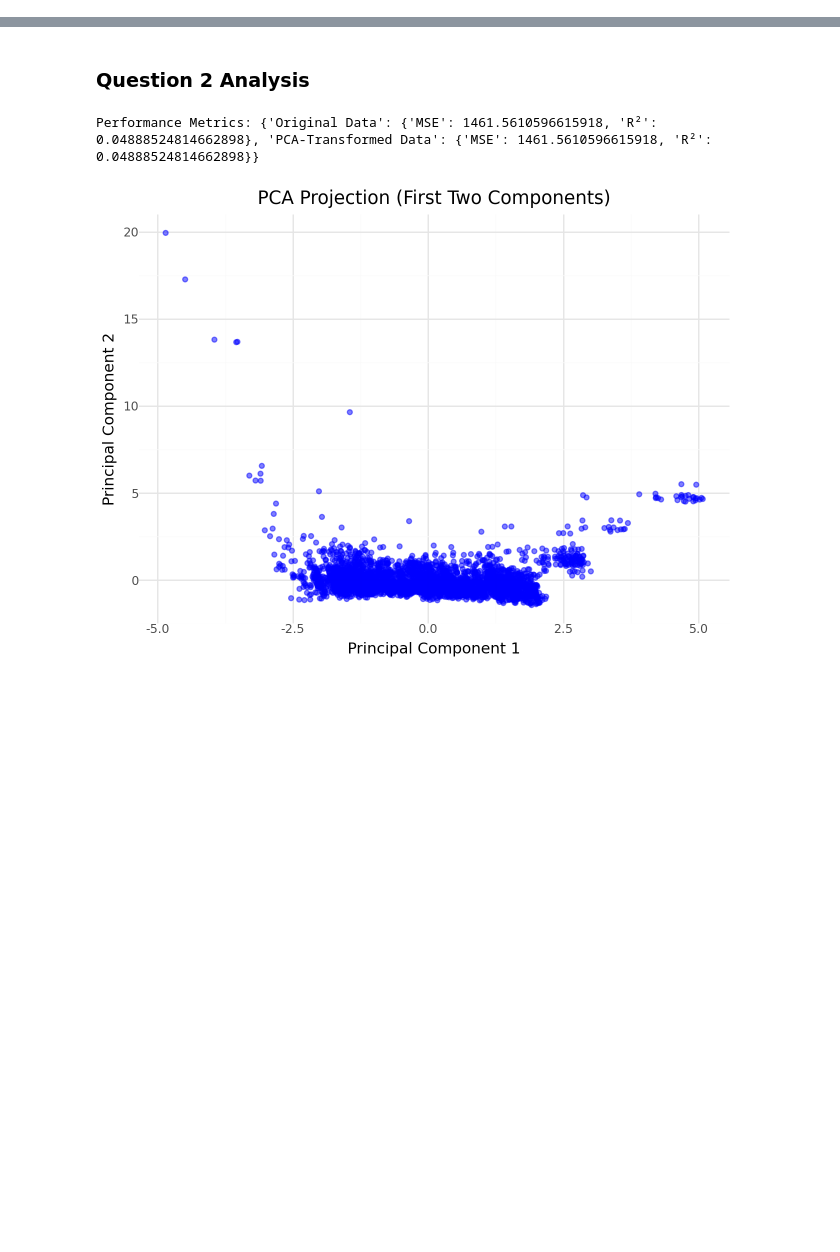
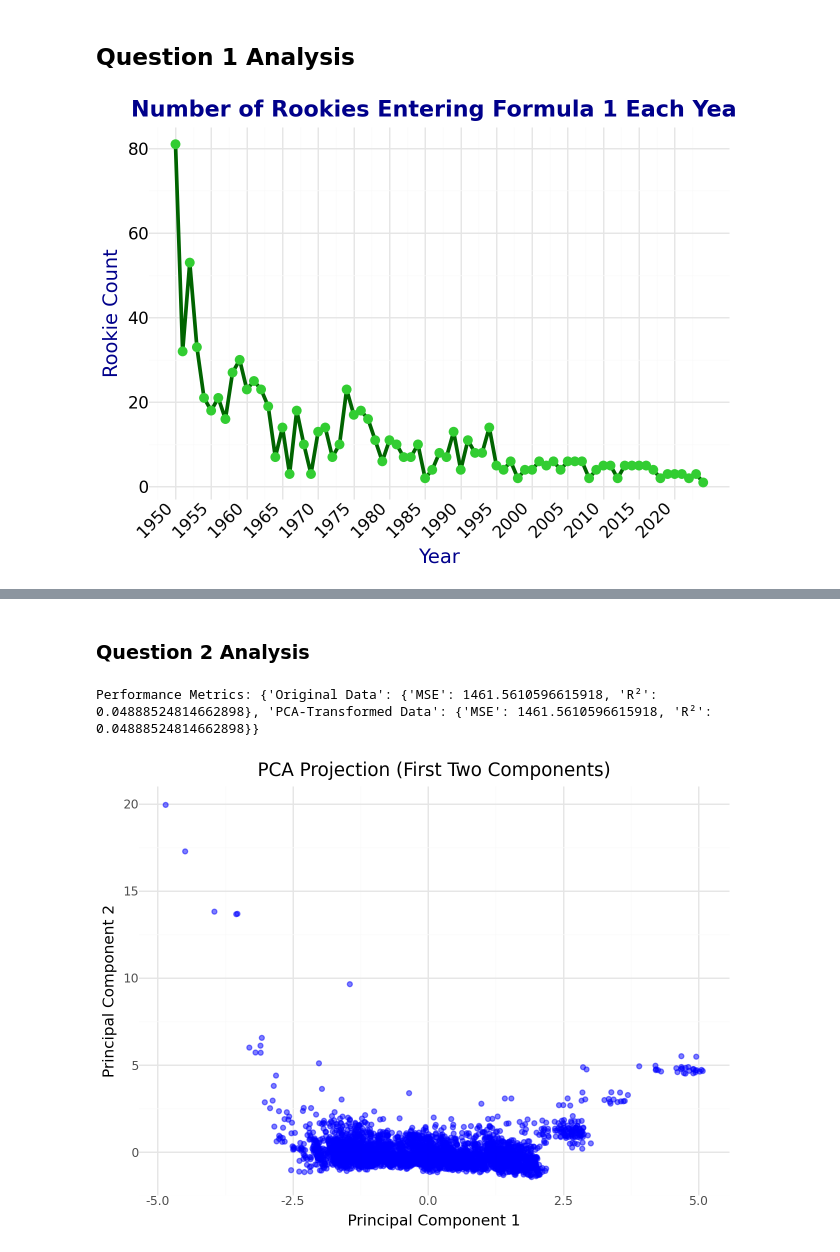
Before and after one commit to pranavski/Formula-1-analysis, a Jupyter notebook: Final_Analysis.ipynb, the cells around one changed output, grey strips where cells are left out. Drawn from its saved outputs; the diff is of its cells as text; code cells hidden in the pictures; blank space fills up the shorter version.

Commit message:
added analysis finally

```diff
--- a/Final_Analysis.ipynb
+++ b/Final_Analysis.ipynb
@@ -0,0 +1,58 @@
+# %% [markdown]
+## Question 1  Analysis
+# %%
+import numpy as np
+import pandas as pd
+from plotnine import *
+
+# Load datasets
+drivers_df = pd.read_csv('https://raw.githubusercontent.com/pranavski/Formula-1-analysis/refs/heads/master/newDrivers.csv')
+races_df = pd.read_csv('https://raw.githubusercontent.com/pranavski/Formula-1-analysis/refs/heads/master/newRaces.csv')
+results_df = pd.read_csv('https://raw.githubusercontent.com/pranavski/Formula-1-analysis/refs/heads/master/newResults.csv')
+
+# Merge the results with races to get race date for each driver's result
+results_with_race_date = pd.merge(results_df, races_df[['raceId', 'date']], on='raceId', how='left')
+
+# Convert the date columns to datetime format
+drivers_df['dob'] = pd.to_datetime(drivers_df['dob'])
+results_with_race_date['date'] = pd.to_datetime(results_with_race_date['date'])
+
+# Find the first race for each driver (minimum race date per driverId)
+first_race_per_driver = results_with_race_date.groupby('driverId')['date'].min().reset_index()
+
+# Merge with drivers data to get DOB and calculate age at the first race
+driver_first_race = pd.merge(first_race_per_driver, drivers_df[['driverId', 'forename', 'surname', 'dob']], on='driverId')
+driver_first_race['age_at_first_race'] = (driver_first_race['date'] - driver_first_race['dob']).dt.days // 365
+
+# Extract the year of the first race for each driver
+driver_first_race['first_race_year'] = driver_first_race['date'].dt.year
+
+# Count the number of rookies entering Formula 1 each year
+rookie_count_per_year = driver_first_race.groupby('first_race_year').size().reset_index()
+rookie_count_per_year.columns = ['Year', 'Rookie Count']
+
+# Improved plot for rookie count per year
+plot = (
+    ggplot(rookie_count_per_year, aes(x='Year', y='Rookie Count')) +
+    geom_line(color='darkgreen', size=1.5) +  # Line for rookie count
+    geom_point(color='limegreen', size=3) +  # Points to highlight data
+    labs(
+        title='Number of Rookies Entering Formula 1 Each Year',
+        x='Year',
+        y='Rookie Count'
+    ) +
+    scale_x_continuous(breaks=range(rookie_count_per_year['Year'].min(), rookie_count_per_year['Year'].max() + 1, 5)) +  # Spread out x-axis labels
+    theme_minimal() +
+    theme(
+        plot_title=element_text(size=16, weight='bold', ha='center', color='darkblue'),
+        axis_title_x=element_text(size=14, color='darkblue'),
+        axis_title_y=element_text(size=14, color='darkblue'),
+        axis_text_x=element_text(size=12, angle=45, ha='right', color='black'),
+        axis_text_y=element_text(size=12, color='black')
+    )
+)
+
+# Display the plot
+plot
+# %% [output]
+[figure, added]
```
Also changed, not shown: parts of 7 cells of this notebook.
